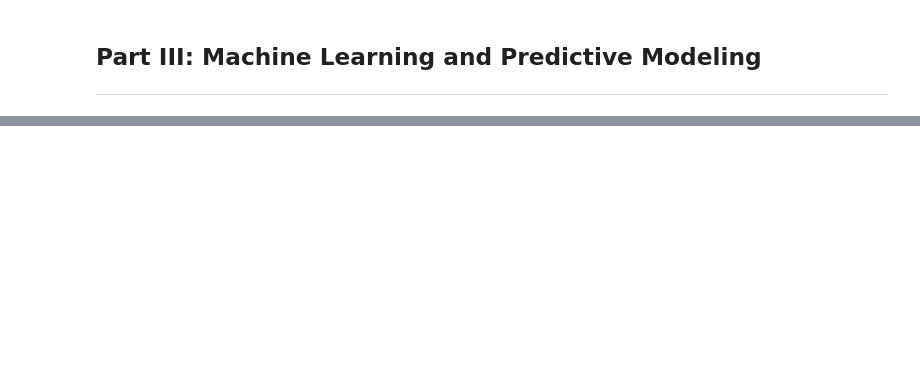
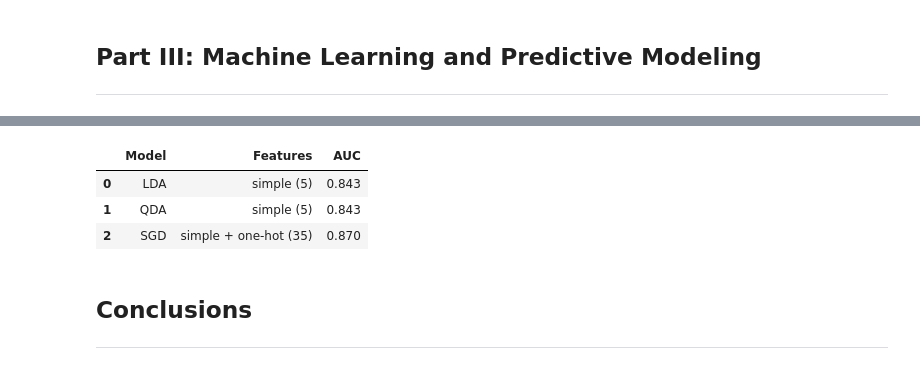
Before and after one commit to francescosilvano/gsd-osint, a Jupyter notebook: projectSolution.ipynb, the cells around one changed output, grey strips where cells are left out. Cells and saved outputs as stored; diff of their text form; code cells hidden in the pictures; blank space fills up the shorter version.

```diff
--- a/projectSolution.ipynb
+++ b/projectSolution.ipynb
@@ -532,0 +804,7 @@ Same inputs as of RQ5, plus one-hot encoding of `countries`
+# %%
+qda = QuadraticDiscriminantAnalysis(reg_param=0.9) # # QDA may throw a `LinAlgError` or `collinearity` warning if features are nearly constant within a class — which is likely given that most PEPs have `n_programs = 0`. Add `reg_param=0.1` to the constructor if it fails.
+qda.fit(X_train, y_train)
+y_pred_qda = qda.predict(X_test)
+
+print("QDA")
+print(metrics.classification_report(y_test, y_pred_qda))
@@ -532,0 +821,31 @@ Same inputs as of RQ5, plus one-hot encoding of `countries`
+# %%
+from sklearn.preprocessing import OneHotEncoder
+from scipy.sparse import hstack, csr_matrix
+
+# One-hot encode top 30 countries
+top_countries = (
+    df_part3['countries'].fillna('').str.split(';').explode().str.strip()
+    .value_counts().head(30).index.tolist()
+)
+
+def country_onehot(countries_str):
+    present = set(countries_str.split(';'))
+    return [1 if c in present else 0 for c in top_countries]
+
+X_countries = np.array(df_part3['countries'].fillna('').apply(country_onehot).tolist())
+X_sgd = np.hstack([X_simple, X_countries])
+
+X_tr_s, X_te_s, y_tr_s, y_te_s = train_test_split(
+    X_sgd, y, test_size=0.2, stratify=y, random_state=42
+)
+
+sgd = Pipeline([
+    ('scaler', StandardScaler()),
+    ('clf', SGDClassifier(loss='modified_huber', class_weight='balanced',
+                          max_iter=100, random_state=42))
+])
+sgd.fit(X_tr_s, y_tr_s)
+
+print("SGD")
+print(metrics.classification_report(y_te_s, sgd.predict(X_te_s)))
+print(f"AUC: {roc_auc_score(y_te_s, sgd.predict_proba(X_te_s)[:,1]):.3f}")
@@ -532,0 +864,12 @@ Same inputs as of RQ5, plus one-hot encoding of `countries`
+# %%
+results = pd.DataFrame([
+    {'Model': 'LDA',  'Features': 'simple (5)',       'AUC': roc_auc_score(y_test, lda.predict_proba(X_test)[:,1])},
+    {'Model': 'QDA',  'Features': 'simple (5)',       'AUC': roc_auc_score(y_test, qda.predict_proba(X_test)[:,1])},
+    {'Model': 'SGD',  'Features': 'simple + one-hot (35)', 'AUC': roc_auc_score(y_te_s, sgd.predict_proba(X_te_s)[:,1])},
+]).round(3)
+results
+# %% [output]
+|  | Model | Features | AUC |
+| 0 | LDA | simple (5) | 0.843 |
+| 1 | QDA | simple (5) | 0.843 |
+| 2 | SGD | simple + one-hot (35) | 0.870 |
@@ -532,0 +880,3 @@ Same inputs as of RQ5, plus one-hot encoding of `countries`
+# %% [markdown]
+## Conclusions
+---
```
Also changed, not shown: parts of 52 cells of this notebook.
